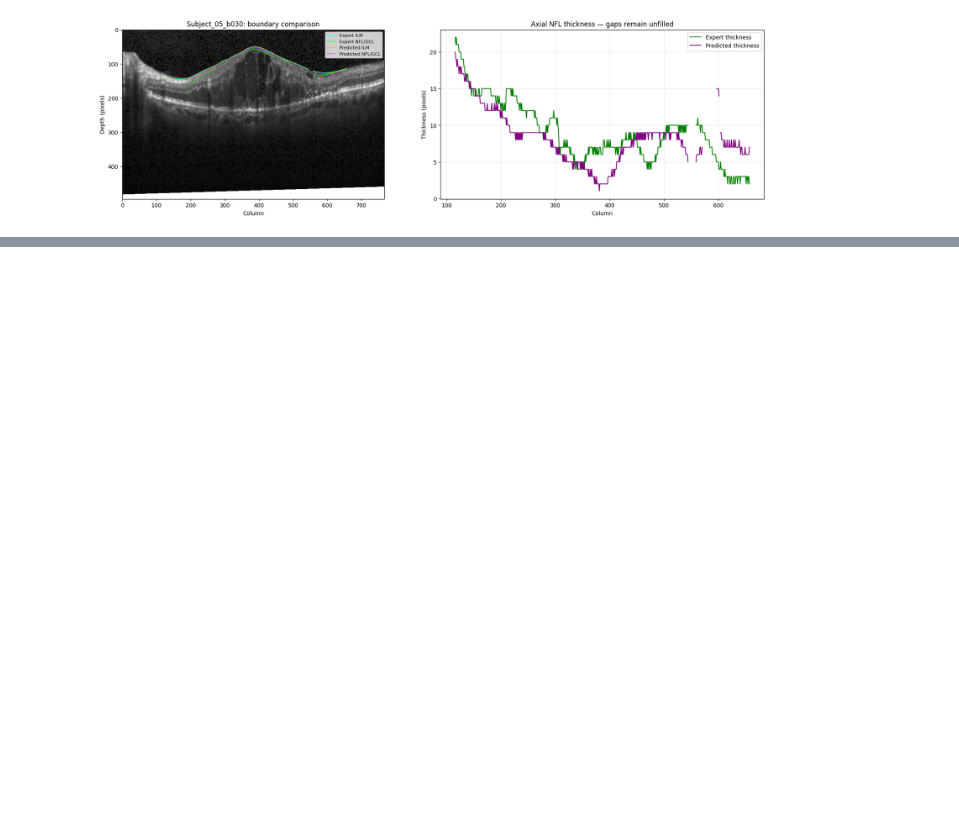
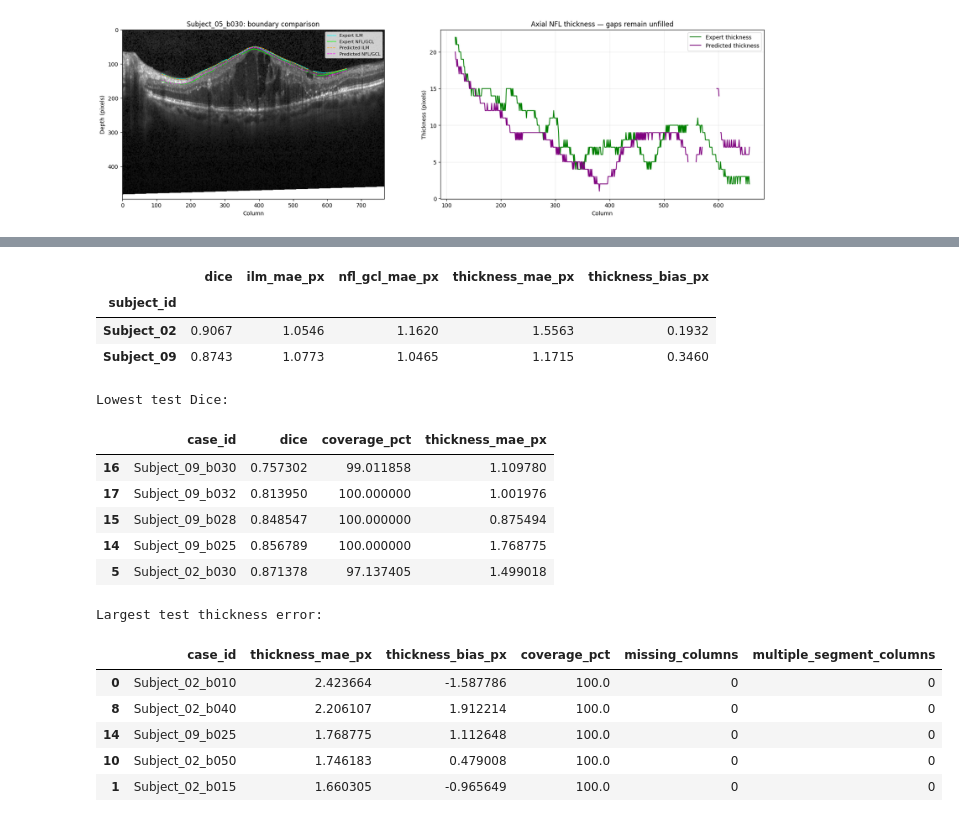
Before and after one commit to keshavaryan7781/OCT-RTFL-scan, a Jupyter notebook: notebooks/02_inspect_predictions.ipynb, the cells around one changed output, grey strips where cells are left out. Saved outputs shown, nothing was run; the diff lists cells and outputs as text; code cells hidden in the pictures; blank space fills up the shorter version.

```diff
--- a/notebooks/02_inspect_predictions.ipynb
+++ b/notebooks/02_inspect_predictions.ipynb
@@ -374,0 +535,62 @@ plt.show()
+# %%
+validation_report = ROOT / "outputs" / "validation_review"
+
+val_dice = pd.read_csv(validation_report / "per_scan_metrics.csv")
+val_boundaries = pd.read_csv(validation_report / "boundary_metrics.csv")
+
+val_scores = val_dice[["case_id", "dice"]].merge(
+    val_boundaries,
+    on="case_id",
+    validate="one_to_one",
+)
+
+metrics = [
+    "dice",
+    "ilm_mae_px",
+    "nfl_gcl_mae_px",
+    "thickness_mae_px",
+    "thickness_bias_px",
+]
+
+comparison = pd.DataFrame({
+    "Validation": val_scores[metrics].mean(),
+    "Held-out test": test_scores[metrics].mean(),
+})
+
+for name, frame in [
+    ("Validation", val_scores),
+    ("Held-out test", test_scores),
+]:
+    comparison.loc["coverage_pct", name] = (
+        100 * frame["evaluated_columns"].sum()
+        / frame["valid_gt_columns"].sum()
+    )
+
+comparison.to_csv(TEST_REPORT / "validation_vs_test.csv")
+display(comparison.round(4))
+
+print("Test results by subject:")
+subject_summary = test_scores.groupby("subject_id")[metrics].mean()
+display(subject_summary.round(4))
+
+print("Lowest test Dice:")
+display(
+    test_scores.sort_values("dice")[
+        ["case_id", "dice", "coverage_pct", "thickness_mae_px"]
+    ].head(5)
+)
+
+print("Largest test thickness error:")
+display(
+    test_scores.sort_values("thickness_mae_px", ascending=False)[
+        [
+            "case_id",
+            "thickness_mae_px",
+            "thickness_bias_px",
+            "coverage_pct",
+            "missing_columns",
+            "multiple_segment_columns",
+        ]
+    ].head(5)
+)
+# %% [output]
@@ -374,0 +605,18 @@ plt.show()
+|  | dice | ilm_mae_px | nfl_gcl_mae_px | thickness_mae_px | thickness_bias_px |
+| subject_id |  |  |  |  |  |
+| Subject_02 | 0.9067 | 1.0546 | 1.1620 | 1.5563 | 0.1932 |
+| Subject_09 | 0.8743 | 1.0773 | 1.0465 | 1.1715 | 0.3460 |
+Lowest test Dice:
+|  | case_id | dice | coverage_pct | thickness_mae_px |
+| 16 | Subject_09_b030 | 0.757302 | 99.011858 | 1.109780 |
+| 17 | Subject_09_b032 | 0.813950 | 100.000000 | 1.001976 |
+| 15 | Subject_09_b028 | 0.848547 | 100.000000 | 0.875494 |
+| 14 | Subject_09_b025 | 0.856789 | 100.000000 | 1.768775 |
+| 5 | Subject_02_b030 | 0.871378 | 97.137405 | 1.499018 |
+Largest test thickness error:
+|  | case_id | thickness_mae_px | thickness_bias_px | coverage_pct | missing_columns | multiple_segment_columns |
+| 0 | Subject_02_b010 | 2.423664 | -1.587786 | 100.0 | 0 | 0 |
+| 8 | Subject_02_b040 | 2.206107 | 1.912214 | 100.0 | 0 | 0 |
+| 14 | Subject_09_b025 | 1.768775 | 1.112648 | 100.0 | 0 | 0 |
+| 10 | Subject_02_b050 | 1.746183 | 0.479008 | 100.0 | 0 | 0 |
+| 1 | Subject_02_b015 | 1.660305 | -0.965649 | 100.0 | 0 | 0 |
```
Also changed, not shown: parts of 2 cells of this notebook, 13 other files.
